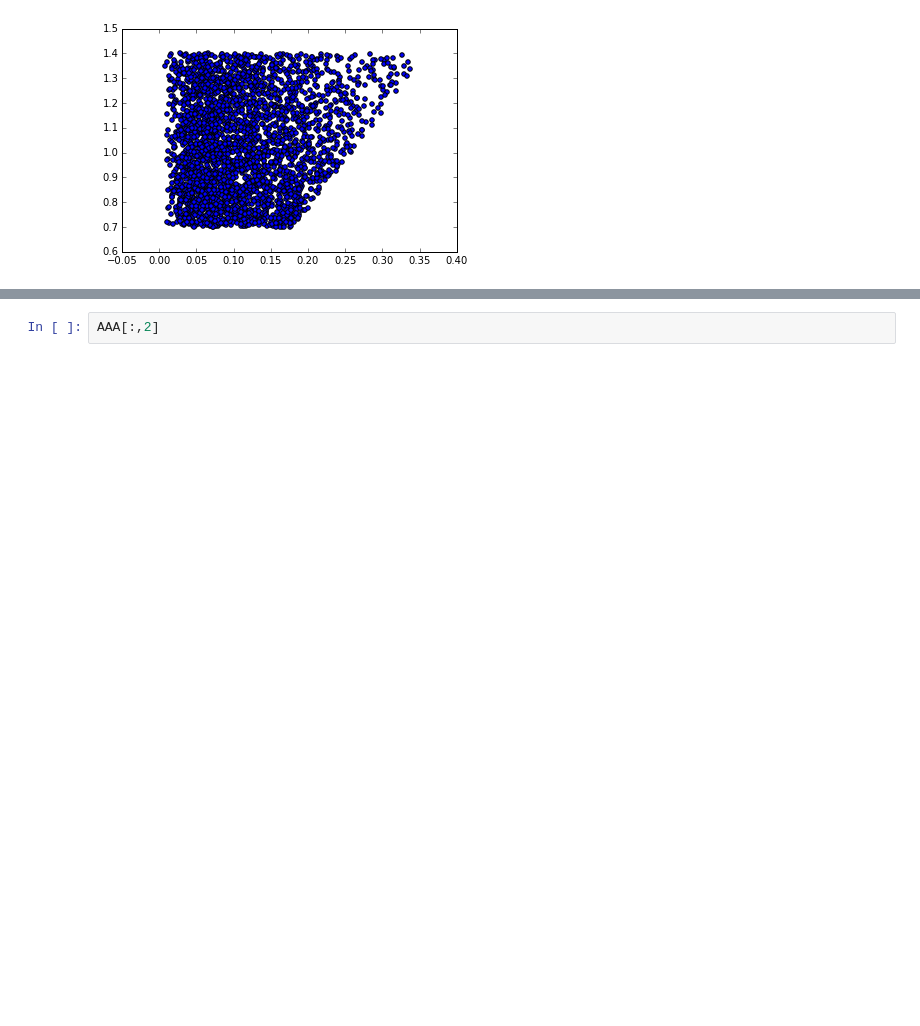
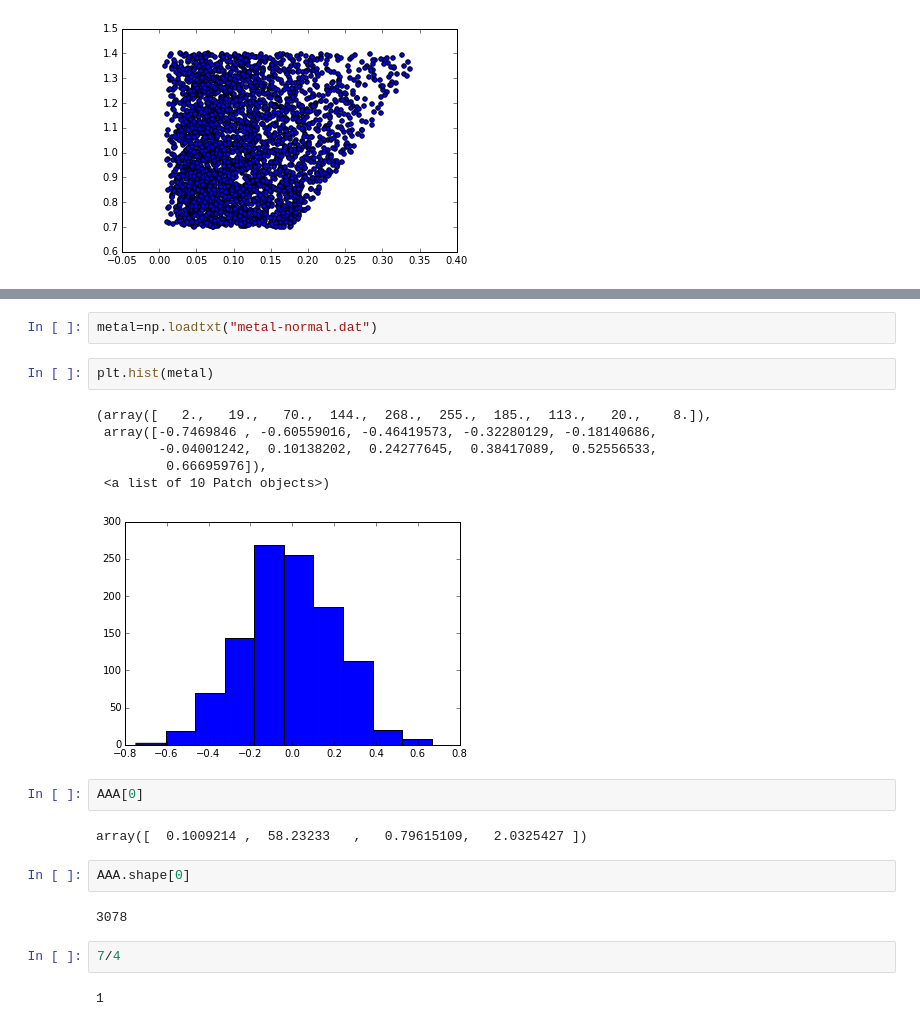
Before and after one commit to saint-germain/planetas, a Jupyter notebook: planetas sandbox.ipynb, the cells around one changed output, grey strips where cells are left out. Drawn from its saved outputs; the diff is of its cells as text; blank space fills up the shorter version.

```diff
--- a/planetas sandbox.ipynb
+++ b/planetas sandbox.ipynb
@@ -737,2 +753,23 @@ plt.scatter(AAA[:,0],AAA[:,2])
+# %%
+metal=np.loadtxt("metal-normal.dat")
+# %%
+plt.hist(metal)
+# %% [output]
+(array([   2.,   19.,   70.,  144.,  268.,  255.,  185.,  113.,   20.,    8.]),
+ array([-0.7469846 , -0.60559016, -0.46419573, -0.32280129, -0.18140686,
+        -0.04001242,  0.10138202,  0.24277645,  0.38417089,  0.52556533,
+         0.66695976]),
+ <a list of 10 Patch objects>)
+[figure, added]
 # %%
-AAA[:,2]
+AAA[0]
+# %% [output]
+array([  0.1009214 ,  58.23233   ,   0.79615109,   2.0325427 ])
+# %%
+AAA.shape[0]
+# %% [output]
+3078
+# %%
+7/4
+# %% [output]
+1
```
Also changed, not shown: parts of 14 cells of this notebook, 5 other files.
